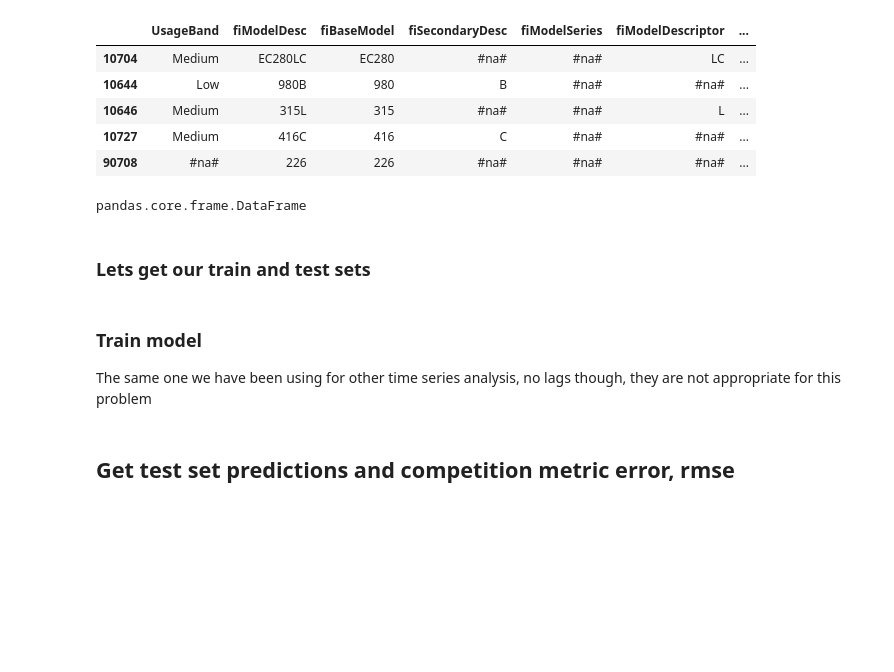
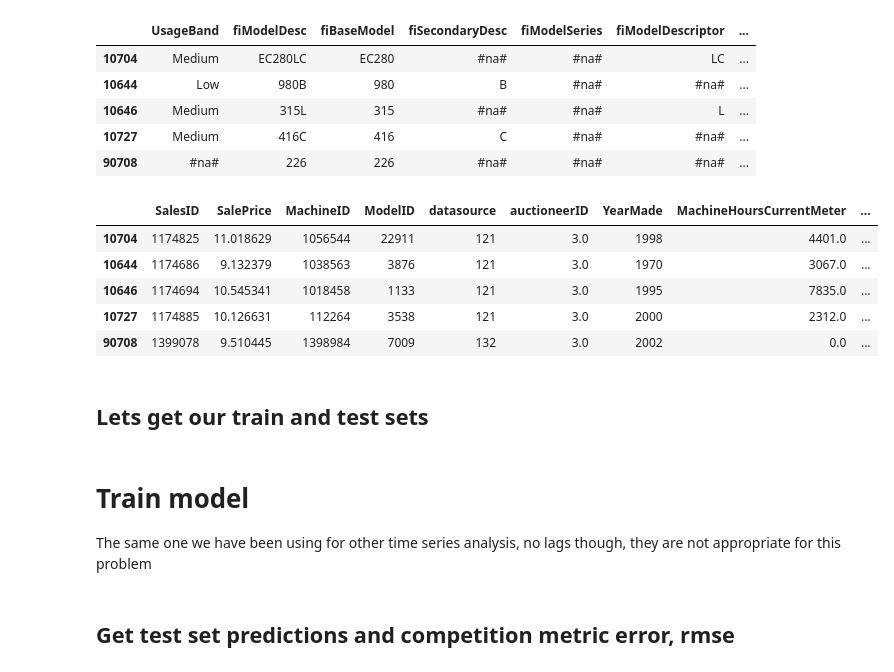
Before and after one commit to CNUClasses/DATA301_CODE, a Jupyter notebook: homework/bigiron.ipynb, the cells around one changed output. Saved outputs shown, nothing was run; the diff lists cells and outputs as text; code cells hidden in the pictures; blank space fills up the shorter version.

```diff
--- a/homework/bigiron.ipynb
+++ b/homework/bigiron.ipynb
@@ -293,11 +349,16 @@ to.show(5)
 # %%
 #grab the DataFrame though and you see that its been transformed
 to.items.head()
-type(to.items)
+# type(to.items)
 # %% [output]
-pandas.core.frame.DataFrame
+|  | SalesID | SalePrice | MachineID | ModelID | datasource | auctioneerID | YearMade | MachineHoursCurrentMeter | ... |
+| 10704 | 1174825 | 11.018629 | 1056544 | 22911 | 121 | 3.0 | 1998 | 4401.0 | ... |
+| 10644 | 1174686 | 9.132379 | 1038563 | 3876 | 121 | 3.0 | 1970 | 3067.0 | ... |
+| 10646 | 1174694 | 10.545341 | 1018458 | 1133 | 121 | 3.0 | 1995 | 7835.0 | ... |
+| 10727 | 1174885 | 10.126631 | 112264 | 3538 | 121 | 3.0 | 2000 | 2312.0 | ... |
+| 90708 | 1399078 | 9.510445 | 1398984 | 7009 | 132 | 3.0 | 2002 | 0.0 | ... |
 # %% [markdown]
-### Lets get our train and test sets
+## Lets get our train and test sets
 # %%
 xs,y = to.train.xs,to.train.y
 valid_xs,valid_y = to.valid.xs,to.valid.y
@@ -306,7 +367,7 @@ valid_xs,valid_y = to.valid.xs,to.valid.y
 xs_linreg=xs.loc[:,['Time']]
 valid_xs_linreg=valid_xs.loc[:,['Time']]
 # %% [markdown]
-### Train model
+# Train model
 
 The same one we have been using for other time series analysis, no lags though, they are not appropriate for this problem
 # %%
```
Also changed, not shown: parts of 37 cells of this notebook.
